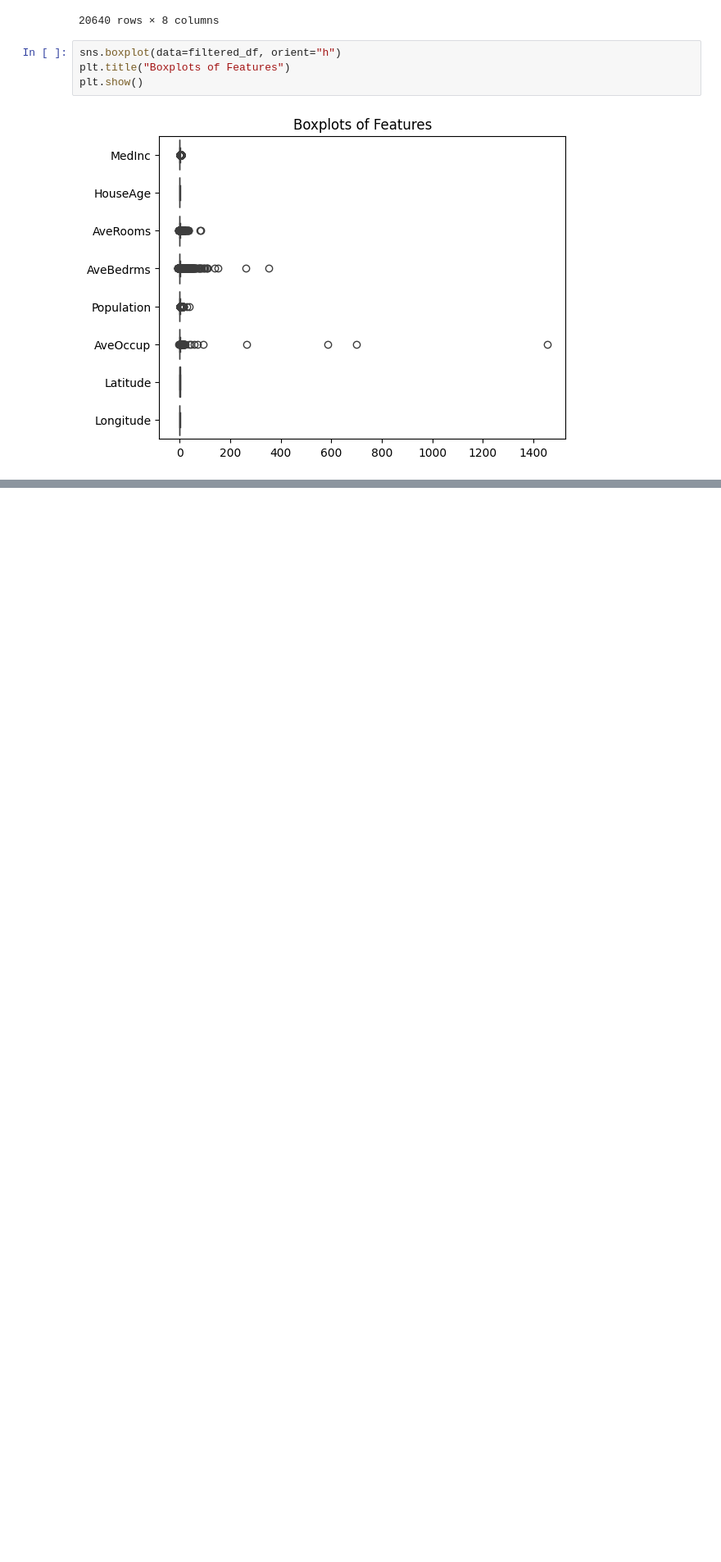
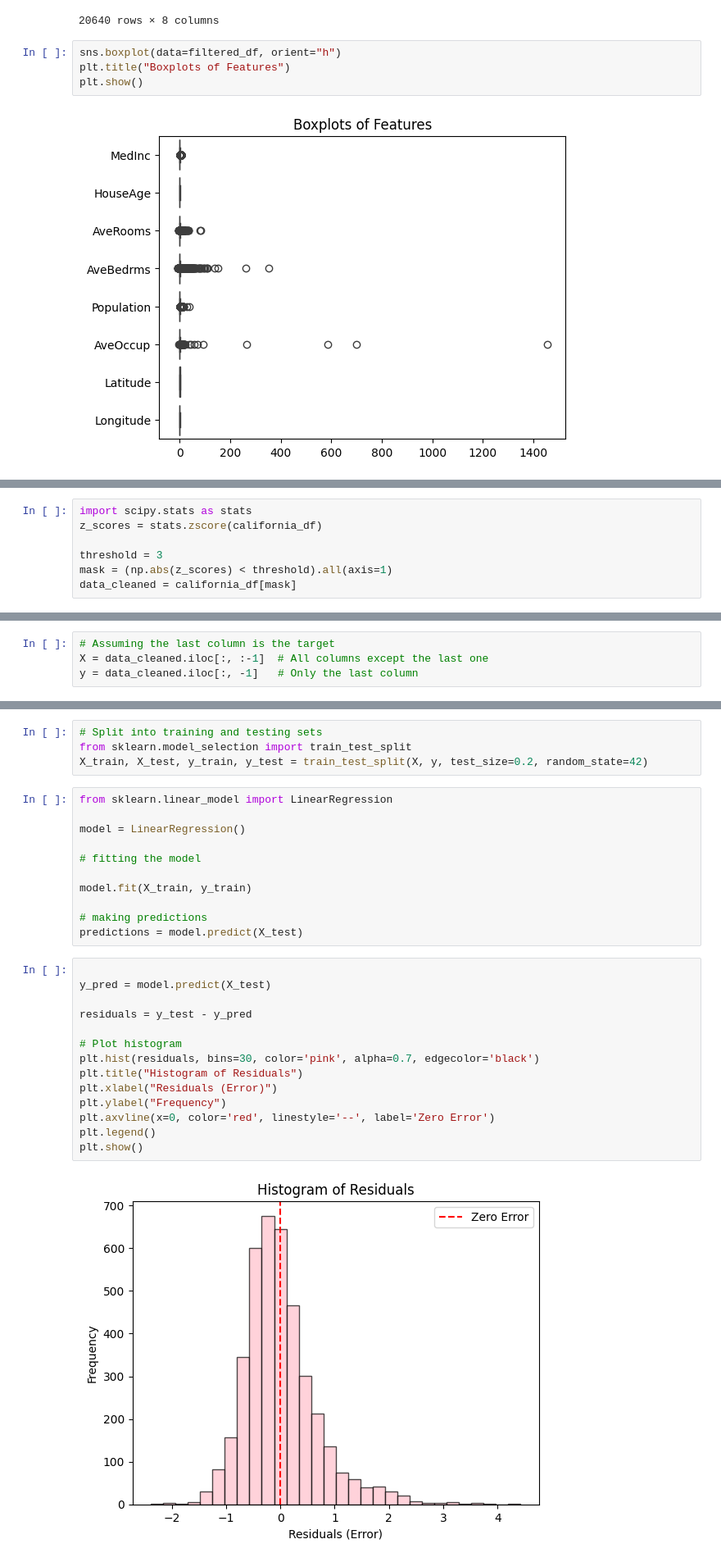
Before and after one commit to maxim-mat/DS-training, a Jupyter notebook: פרק 2 - מודל ראשון/first_model.ipynb, the cells around one changed output, grey strips where cells are left out. Shown at 82% size. Drawn from its saved outputs; the diff is of its cells as text; blank space fills up the shorter version.

```diff
--- a/פרק 2 - מודל ראשון/first_model.ipynb
+++ b/פרק 2 - מודל ראשון/first_model.ipynb
@@ -161,0 +189,7 @@ plt.show()
+# %%
+import scipy.stats as stats
+z_scores = stats.zscore(california_df)
+
+threshold = 3
+mask = (np.abs(z_scores) < threshold).all(axis=1)
+data_cleaned = california_df[mask]
@@ -161,0 +204,4 @@ plt.show()
+# %%
+# Assuming the last column is the target
+X = data_cleaned.iloc[:, :-1]  # All columns except the last one
+y = data_cleaned.iloc[:, -1]   # Only the last column
@@ -161,0 +210,31 @@ plt.show()
+# %%
+# Split into training and testing sets
+from sklearn.model_selection import train_test_split
+X_train, X_test, y_train, y_test = train_test_split(X, y, test_size=0.2, random_state=42)
+# %%
+from sklearn.linear_model import LinearRegression
+
+model = LinearRegression()
+
+# fitting the model
+
+model.fit(X_train, y_train)
+
+# making predictions
+predictions = model.predict(X_test)
+# %%
+
+y_pred = model.predict(X_test)
+
+residuals = y_test - y_pred
+
+# Plot histogram
+plt.hist(residuals, bins=30, color='pink', alpha=0.7, edgecolor='black')
+plt.title("Histogram of Residuals")
+plt.xlabel("Residuals (Error)")
+plt.ylabel("Frequency")
+plt.axvline(x=0, color='red', linestyle='--', label='Zero Error')
+plt.legend()
+plt.show()
+# %% [output]
+[figure, added]
```
Also changed, not shown: parts of 10 cells of this notebook.
